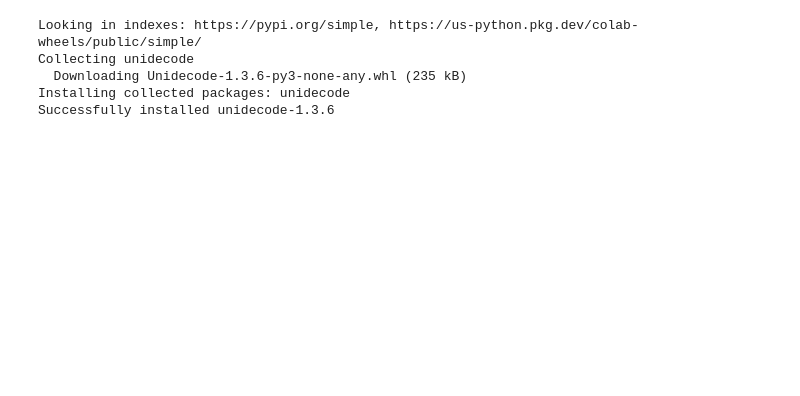
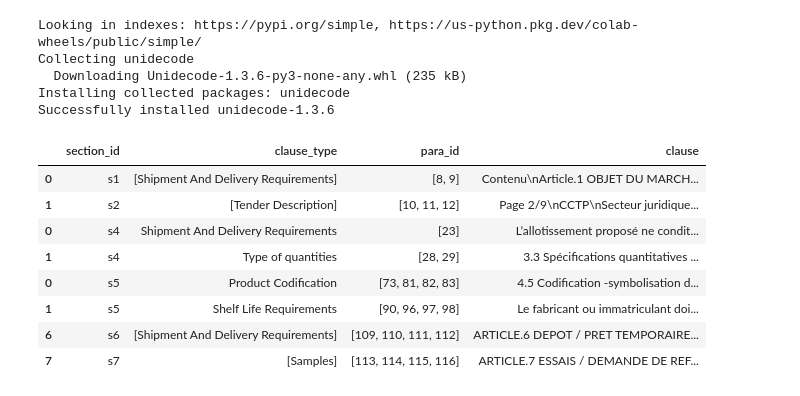
Before and after one commit to zenon10/POC-OCR, a Jupyter notebook: clause_label_tagging_vRG20230302.ipynb, the cells around one changed output. Saved outputs shown, nothing was run; the diff lists cells and outputs as text; code cells hidden in the pictures; blank space fills up the shorter version.

```diff
--- a/clause_label_tagging_vRG20230302.ipynb
+++ b/clause_label_tagging_vRG20230302.ipynb
@@ -102,3 +122,35 @@ clause_kw_dict = excel_keyword_parser("J&J sample excel\Clause Management_Deep D
 # %%
-ab = get_clause_type('s04_cctp_montpellier v2_ocr1.xlsx',clause_kw_dict)
-ab.head(15)
+get_clause_type('s04_cctp_montpellier v2_ocr1.xlsx',clause_kw_dict)
+# %%
+df_ab = ab.dropna(subset=['section_level_clause_type'], how='all')
+section = df_ab['section_id'].unique().tolist()
+result = pd.DataFrame(columns = ['section_id','clause_type','para_id','clause'])
+for i in section:
+  test = df_ab[df_ab['section_id']==i]
+  if test['para_level_clause_type'].nunique() ==1:
+    if test['para_level_clause_type'].dropna().unique() == test['section_level_clause_type'].unique():
+      id = test['para_id'].tolist()
+      section_id = i
+      clause = " ".join(test['paragraph'])
+      clause_type = test['section_level_clause_type'].unique()
+      result.loc[len(result.index)] = [section_id,clause_type,id,clause]
+  else:
+    test.dropna(subset=['para_level_clause_type'],how='all',inplace = True)
+    test['kw_str'] = test.para_level_clause_type_keyword.apply(lambda x: ''.join(x))
+    test['cond_match'] = np.where(test.para_level_clause_type != test.section_level_clause_type, np.where(test.kw_str.str.find('&'or ' ') ==-1,None, "keep"), "keep")
+    test.dropna(subset=['cond_match'],how='all',inplace = True)
+    g = test.groupby(['section_id','para_level_clause_type']).agg({'para_id':lambda x: x.tolist(),'paragraph': lambda x:' '.join(x)})
+    g.reset_index(inplace= True)
+    result = pd.concat([result,g.rename(columns={'paragraph':'clause','para_level_clause_type':'clause_type'})])
+# %%
+result
+# %% [output]
+|  | section_id | clause_type | para_id | clause |
+| 0 | s1 | [Shipment And Delivery Requirements] | [8, 9] | Contenu\nArticle.1 OBJET DU MARCH... |
+| 1 | s2 | [Tender Description] | [10, 11, 12] | Page 2/9\nCCTP\nSecteur juridique... |
+| 0 | s4 | Shipment And Delivery Requirements | [23] | L’allotissement proposé ne condit... |
+| 1 | s4 | Type of quantities | [28, 29] | 3.3 Spécifications quantitatives ... |
+| 0 | s5 | Product Codification | [73, 81, 82, 83] | 4.5 Codification -symbolisation d... |
+| 1 | s5 | Shelf Life Requirements | [90, 96, 97, 98] | Le fabricant ou immatriculant doi... |
+| 6 | s6 | [Shipment And Delivery Requirements] | [109, 110, 111, 112] | ARTICLE.6 DEPOT / PRET TEMPORAIRE... |
+| 7 | s7 | [Samples] | [113, 114, 115, 116] | ARTICLE.7 ESSAIS / DEMANDE DE REF... |
```
Also changed, not shown: parts of 11 cells of this notebook.
